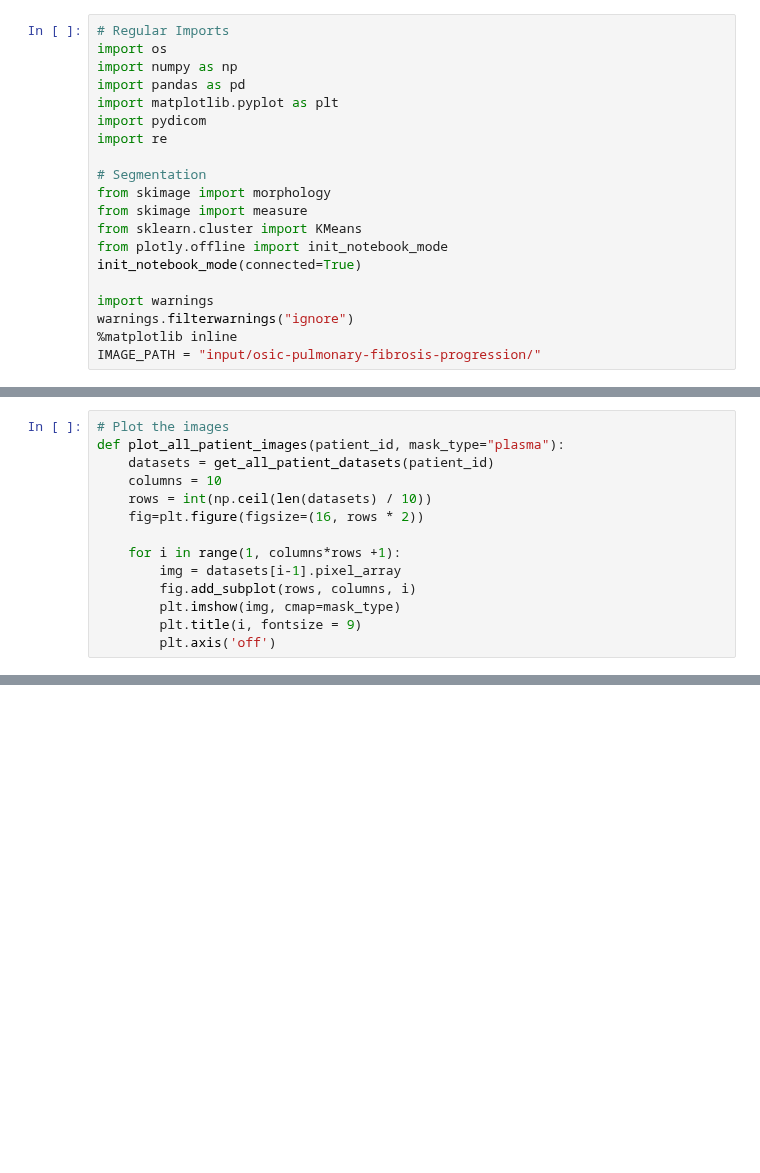
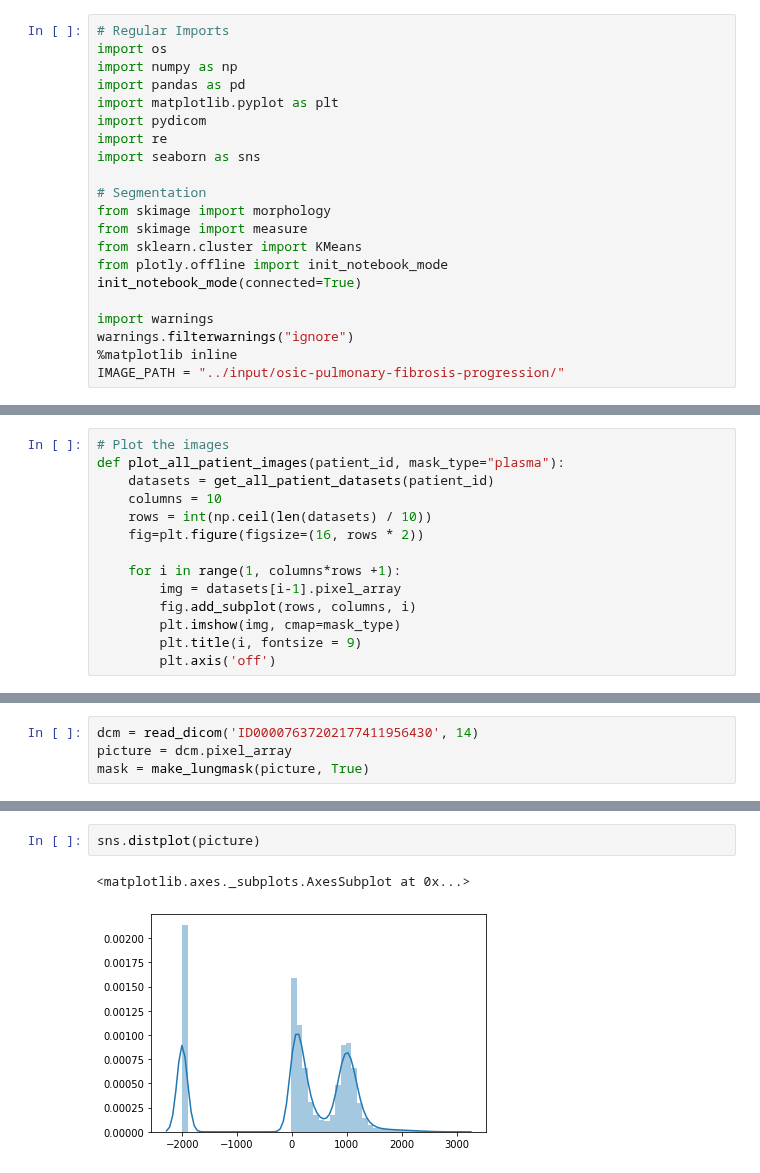
Before and after one commit to andreasquauke/udacity-capstone-project, a Jupyter notebook: Notebooks/ct.ipynb, the cells around one changed output, grey strips where cells are left out. Saved outputs shown, nothing was run; the diff lists cells and outputs as text; blank space fills up the shorter version.

```diff
--- a/Experimental_Notebooks/ct.ipynb
+++ b/Notebooks/ct.ipynb
@@ -6,6 +6,7 @@ import pandas as pd
 import matplotlib.pyplot as plt
 import pydicom
 import re
+import seaborn as sns
 
 # Segmentation
 from skimage import morphology
@@ -17,7 +18,7 @@ init_notebook_mode(connected=True)
 import warnings
 warnings.filterwarnings("ignore")
 %matplotlib inline
-IMAGE_PATH = "input/osic-pulmonary-fibrosis-progression/"
+IMAGE_PATH = "../input/osic-pulmonary-fibrosis-progression/"
 # %%
 # read a dcm file for a particular patient
 def read_dicom(patient_id, picture_id):
@@ -225,0 +183,4 @@ Lung volume in liter:  4.60428865400307
+# %%
+dcm = read_dicom('ID00007637202177411956430', 14)
+picture = dcm.pixel_array
+mask = make_lungmask(picture, True)
@@ -225,0 +199,5 @@ Lung volume in liter:  4.60428865400307
+# %%
+sns.distplot(picture)
+# %% [output]
+<matplotlib.axes._subplots.AxesSubplot at 0x...>
+[figure, added]
```
Also changed, not shown: parts of 6 cells of this notebook.
